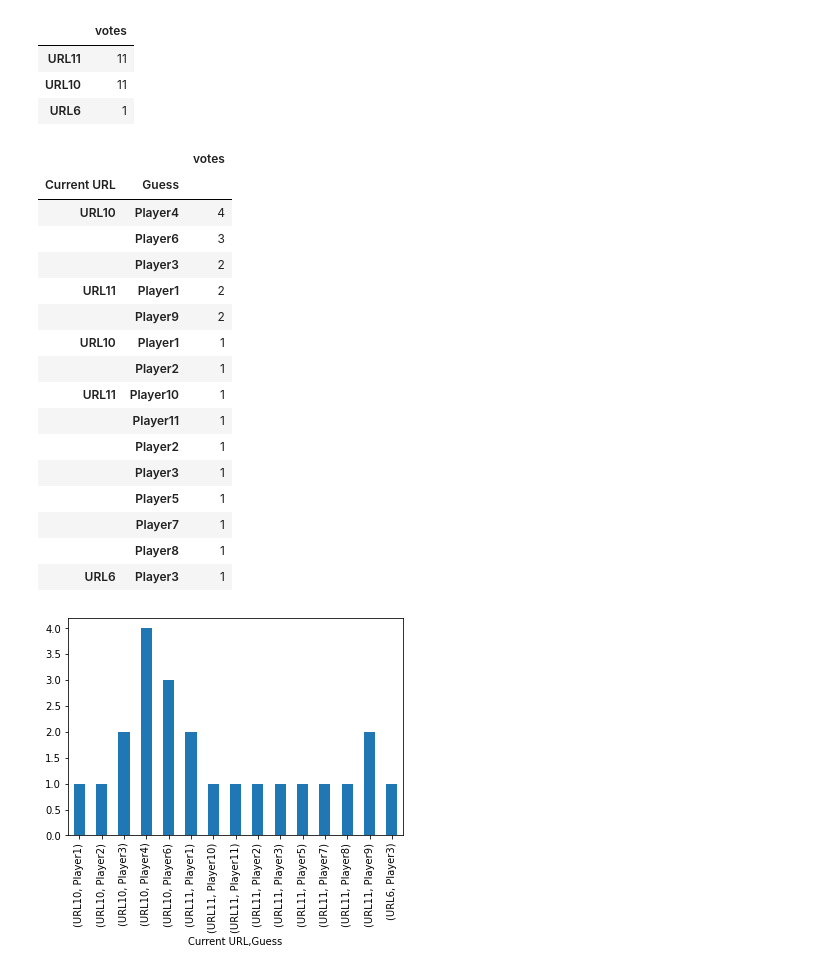
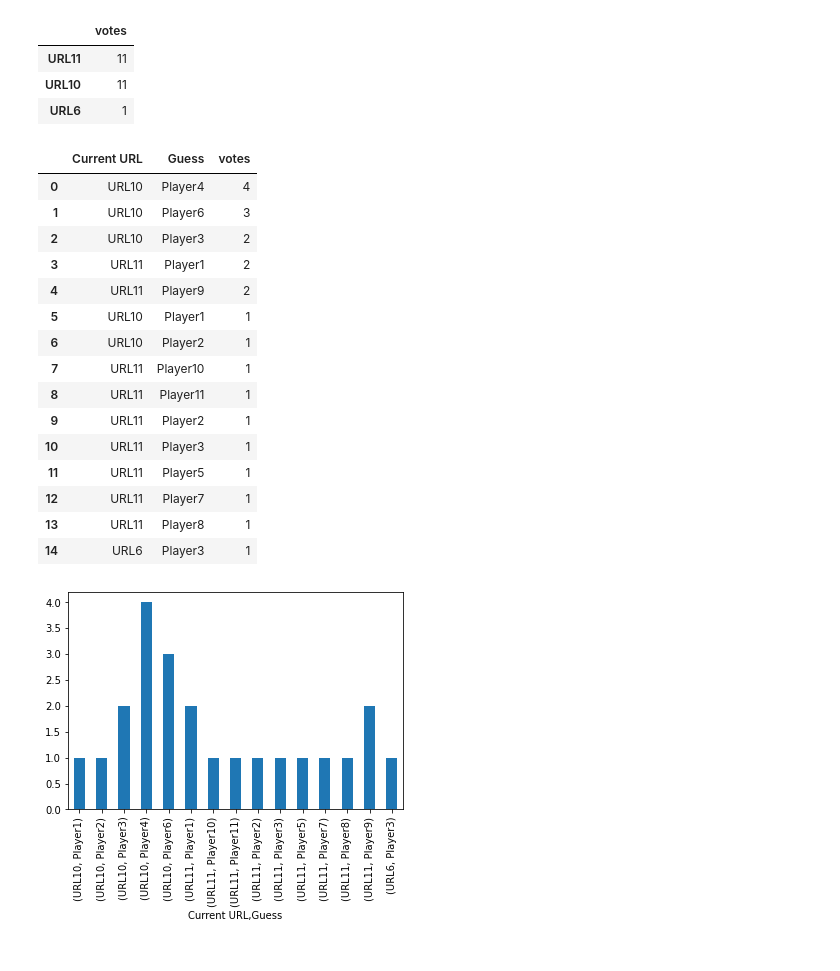
Before and after one commit to NLeSC/balconaz, a Jupyter notebook: notebooks/analysis.ipynb, the cells around one changed output. Drawn from its saved outputs; the diff is of its cells as text; code cells hidden in the pictures.

```diff
--- a/notebooks/analysis.ipynb
+++ b/notebooks/analysis.ipynb
@@ -134,27 +134,26 @@ votes_links
 # %%
 # stats of guesses per URL
 guess_stats = df_raw.groupby(by=['Current URL', 'Guess'])['Guess'].count()
 s = pd.Series(guess_stats, name="votes")
-df_guess = s.to_frame().sort_values("votes", ascending=False)
+df_guess = s.to_frame().sort_values("votes", ascending=False).reset_index()
 df_guess
 # %% [output]
-|  |  | votes |
-| Current URL | Guess |  |
-| URL10 | Player4 | 4 |
-|  | Player6 | 3 |
-|  | Player3 | 2 |
-| URL11 | Player1 | 2 |
-|  | Player9 | 2 |
-| URL10 | Player1 | 1 |
-|  | Player2 | 1 |
-| URL11 | Player10 | 1 |
-|  | Player11 | 1 |
-|  | Player2 | 1 |
-|  | Player3 | 1 |
-|  | Player5 | 1 |
-|  | Player7 | 1 |
-|  | Player8 | 1 |
-| URL6 | Player3 | 1 |
+|  | Current URL | Guess | votes |
+| 0 | URL10 | Player4 | 4 |
+| 1 | URL10 | Player6 | 3 |
+| 2 | URL10 | Player3 | 2 |
+| 3 | URL11 | Player1 | 2 |
+| 4 | URL11 | Player9 | 2 |
+| 5 | URL10 | Player1 | 1 |
+| 6 | URL10 | Player2 | 1 |
+| 7 | URL11 | Player10 | 1 |
+| 8 | URL11 | Player11 | 1 |
+| 9 | URL11 | Player2 | 1 |
+| 10 | URL11 | Player3 | 1 |
+| 11 | URL11 | Player5 | 1 |
+| 12 | URL11 | Player7 | 1 |
+| 13 | URL11 | Player8 | 1 |
+| 14 | URL6 | Player3 | 1 |
 # %%
 # plot histogram
 guess_stats.plot.bar(x='Current URL');
```
Also changed, not shown: parts of 6 cells of this notebook.
